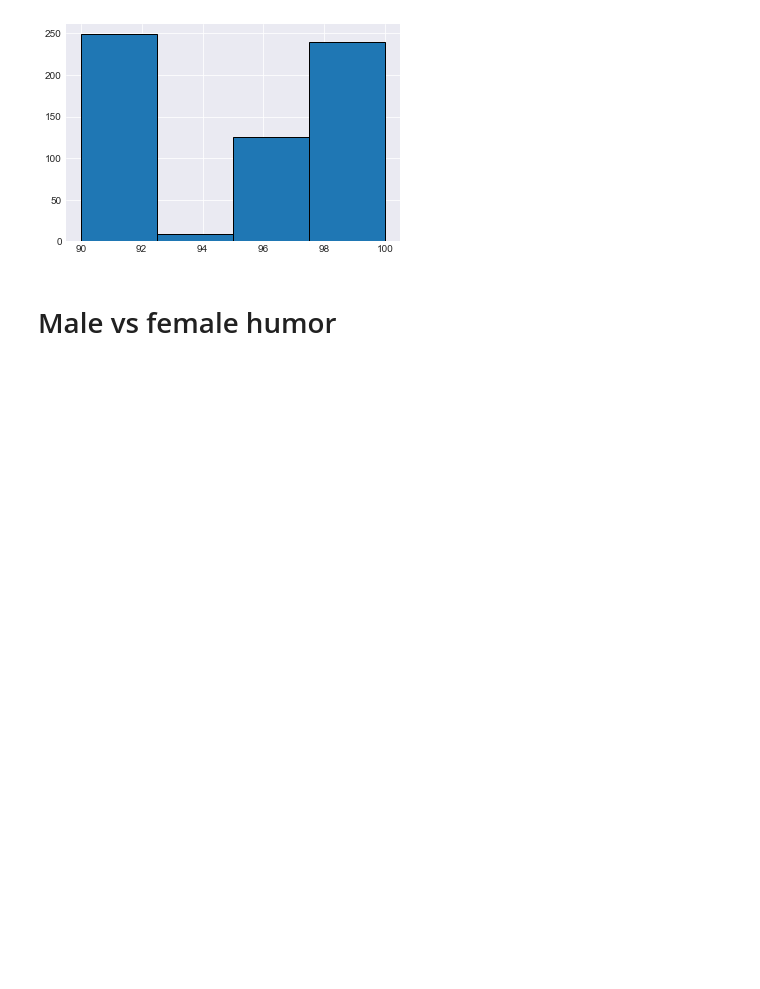
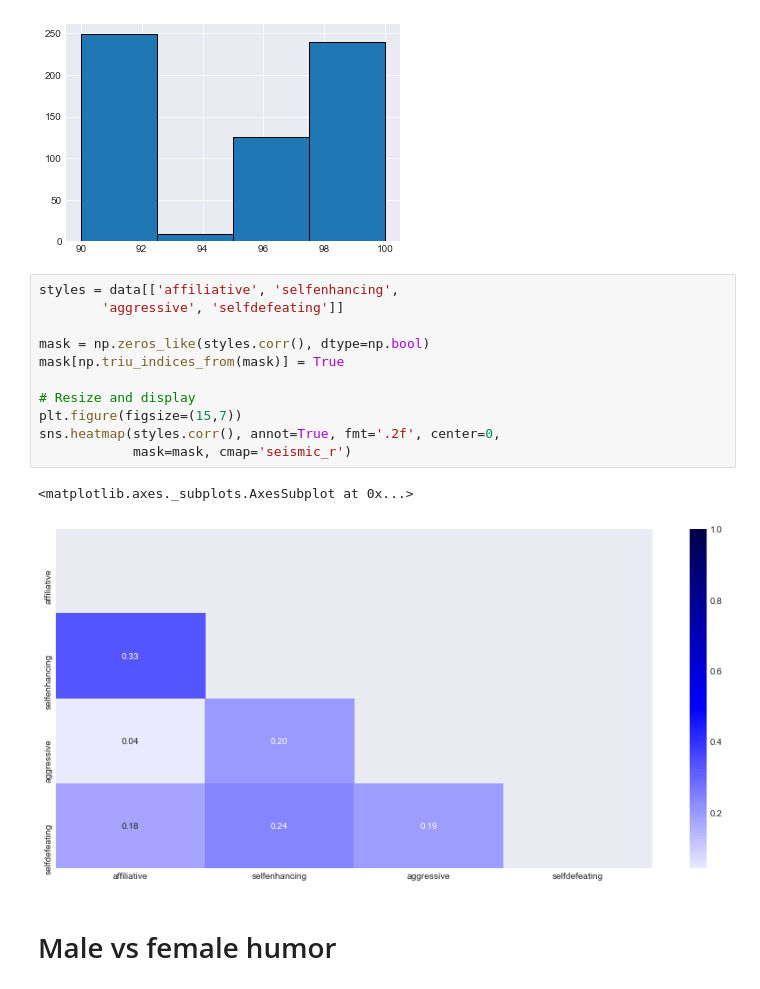
Before and after one commit to vincefav/humor-styles, a Jupyter notebook: Humor styles.ipynb, the cells around one changed output. Cells and saved outputs as stored; diff of their text form; blank space fills up the shorter version.

Commit message:
feat: Add correlation heatmap

```diff
--- a/Humor styles.ipynb
+++ b/Humor styles.ipynb
@@ -55,6 +55,20 @@ data['accuracy'].hist(edgecolor='black', bins=4)
 # %% [output]
 <matplotlib.axes._subplots.AxesSubplot at 0x...>
 [figure]
+# %%
+styles = data[['affiliative', 'selfenhancing',
+        'aggressive', 'selfdefeating']]
+
+mask = np.zeros_like(styles.corr(), dtype=np.bool)
+mask[np.triu_indices_from(mask)] = True
+
+# Resize and display
+plt.figure(figsize=(15,7))
+sns.heatmap(styles.corr(), annot=True, fmt='.2f', center=0,
+            mask=mask, cmap='seismic_r')
+# %% [output]
+<matplotlib.axes._subplots.AxesSubplot at 0x...>
+[figure, added]
 # %% [markdown]
 # Male vs female humor
 # %%
```
